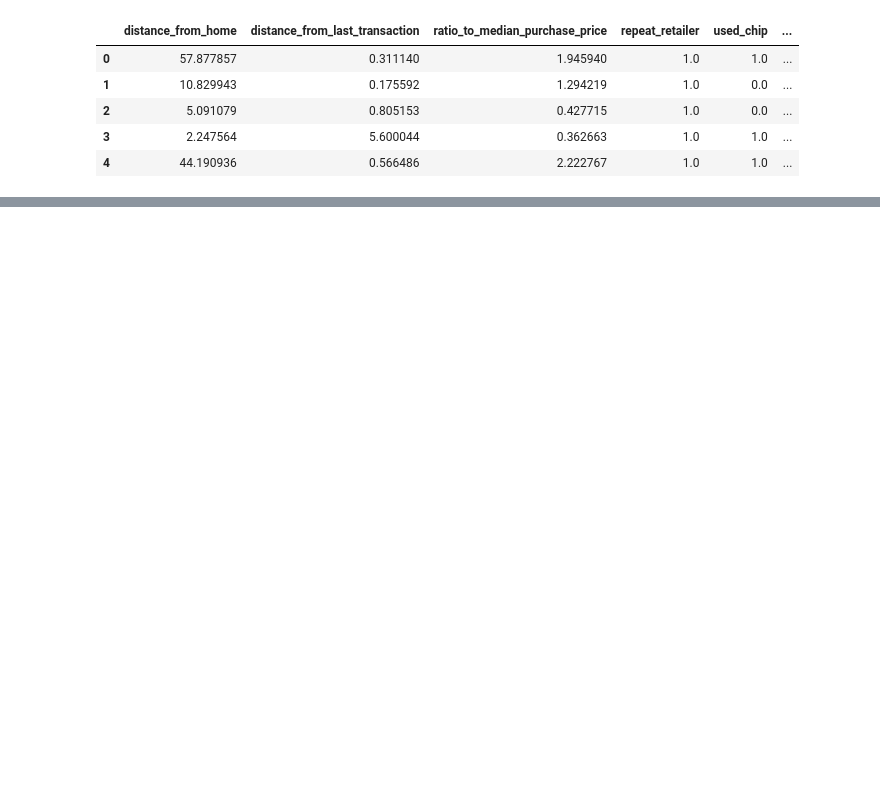
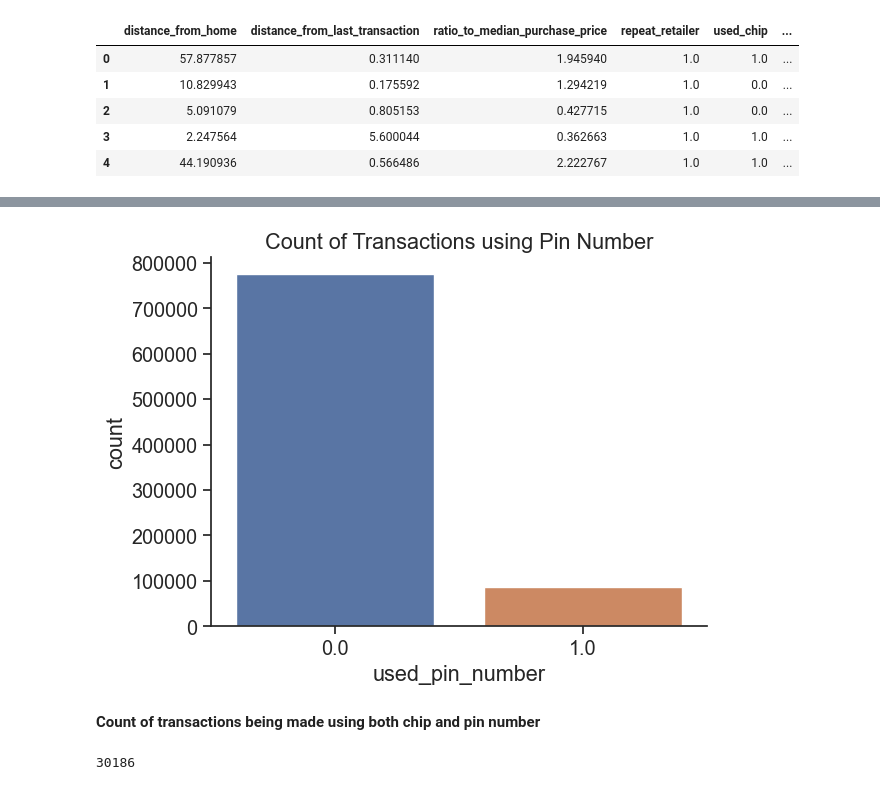
Before and after one commit to KarimKhalil33/CreditCard-Fraud-Data-Analysis, a Jupyter notebook: analysis/analysis3.ipynb, the cells around one changed output, grey strips where cells are left out. Saved outputs shown, nothing was run; the diff lists cells and outputs as text; code cells hidden in the pictures; blank space fills up the shorter version.

```diff
--- a/analysis/analysis3.ipynb
+++ b/analysis/analysis3.ipynb
@@ -17,0 +69,20 @@ mydata.head()
+# %%
+
+sns.countplot(x='used_pin_number', data=df)
+plt.title("Count of Transactions using Pin Number")
+plt.show()
+# %% [output]
+[figure, added]
+# %% [markdown]
+**Count of transactions being made using both chip and pin number**
+# %%
+filtered_df = df[(df['used_pin_number'] == 1) & (df['used_chip'] == 1)]
+count = filtered_df.count()[0]
+count
+#sns.countplot(data = filtered_df, x='used_pin_number', hue='used_chip')
+#plt.title('Count of Transactions Being Made Using Both Chip and Pin Number')
+#plt.xlabel('used_pin')
+#plt.ylabel('Count')
+#plt.show()
+# %% [output]
+30186
```
Also changed, not shown: parts of 8 cells of this notebook.
